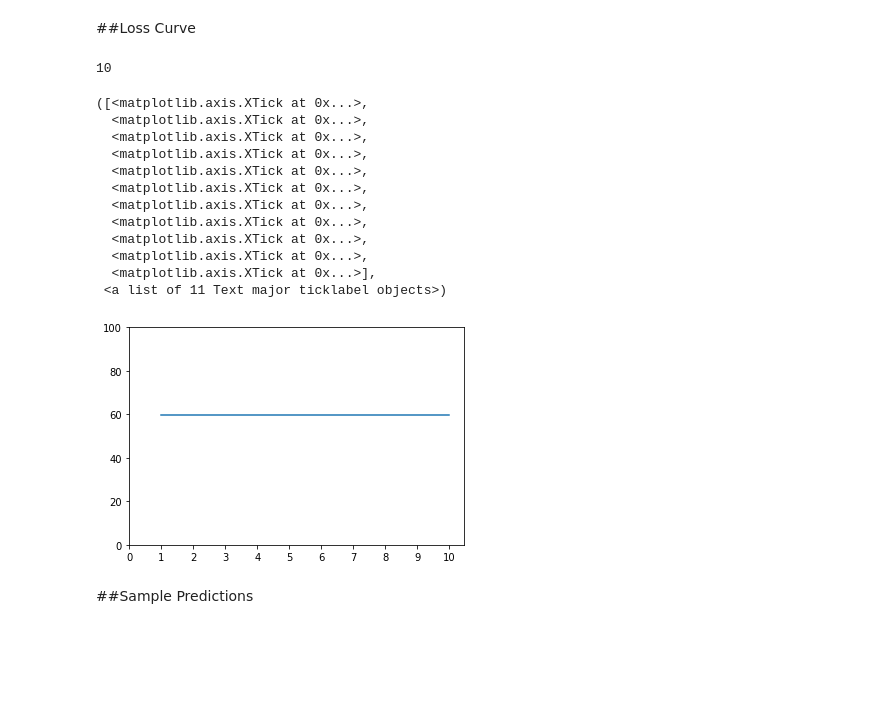
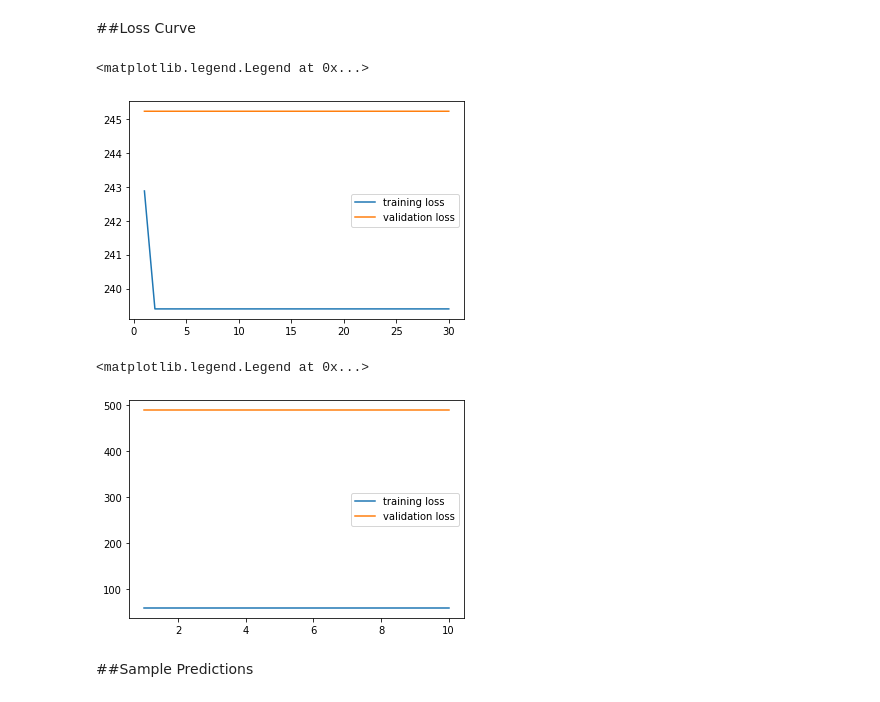
Before and after one commit to ShaelinN/VAE_RECOMMENDER_IMPLICIT_FEEDBACK, a Jupyter notebook: VAE.ipynb, the cells around one changed output. Saved outputs shown, nothing was run; the diff lists cells and outputs as text; code cells hidden in the pictures; blank space fills up the shorter version.

Commit message:
fixed loss plotting

```diff
--- a/VAE.ipynb
+++ b/VAE.ipynb
@@ -459,38 +459,45 @@ complete
 from matplotlib import pyplot as plt
 import numpy as np
 training_results = "vae_y_training_results"
-max_y = 100
-max_x , step = 11 , 1
-relevant_loss_data = args.sec_pel
+#training_results = "vae_ml10m_training_results"
+#training_results = args.training_results
 
-loss_file = os.path.join(args.root, training_results, relevant_loss_data)
-with open (loss_file, "r") as f:
-  #a = f.readlines()
-  a = np.array([i.strip() for i in f.readlines()][1:]).astype(np.float)
-  a = [float(i) for i in a]
 
-print(len(a))
-l = [np.inf]
-l.extend(a)
-f = plt.plot(l)
-plt.ylim(0, max_y)
 
-plt.xticks(np.arange(0, max_x, step))
+primary_loss_data =  os.path.join(args.root, training_results,args.prim_pel)
+primary_val_loss_data =  os.path.join(args.root, training_results,args.prim_pevl)
+
+secondary_loss_data =  os.path.join(args.root, training_results,args.sec_pel)
+secondary_val_loss_data =  os.path.join(args.root, training_results,args.sec_pevl)
+
+def generate_data_points(file_path):
+  with open (file_path, "r") as f:
+    loss = np.array([i.strip() for i in f.readlines()][1:]).astype(np.float)  #slide from 1 because first line in file is blank
+    loss = [float(i) for i in loss]
+  result = [np.inf]
+  result.extend(loss)
+  return result
-# %% [output]
-10
-([<matplotlib.axis.XTick at 0x...>,
-  <matplotlib.axis.XTick at 0x...>,
-  <matplotlib.axis.XTick at 0x...>,
-  <matplotlib.axis.XTick at 0x...>,
-  <matplotlib.axis.XTick at 0x...>,
-  <matplotlib.axis.XTick at 0x...>,
-  <matplotlib.axis.XTick at 0x...>,
-  <matplotlib.axis.XTick at 0x...>,
-  <matplotlib.axis.XTick at 0x...>,
-  <matplotlib.axis.XTick at 0x...>,
-  <matplotlib.axis.XTick at 0x...>],
- <a list of 11 Text major ticklabel objects>)
-[figure, removed]
+# %%
+pl = generate_data_points(primary_loss_data)
+pv = generate_data_points(primary_val_loss_data)
+
+f = plt.plot(pl, label = "training loss")
+f = plt.plot(pv, label = "validation loss")
+plt.legend()
+# %% [output]
+<matplotlib.legend.Legend at 0x...>
+[figure, added]
+# %%
+sl = generate_data_points(secondary_loss_data)
+sv= generate_data_points(secondary_val_loss_data)
+
+f = plt.plot(sl, label = "training loss")
+f = plt.plot(sv, label = "validation loss")
+plt.legend()
+#plt.ylim(480,500)
+# %% [output]
+<matplotlib.legend.Legend at 0x...>
+[figure, added]
 # %% [markdown]
 ##Sample Predictions
 # %%
```
Also changed, not shown: parts of 2 cells of this notebook.
